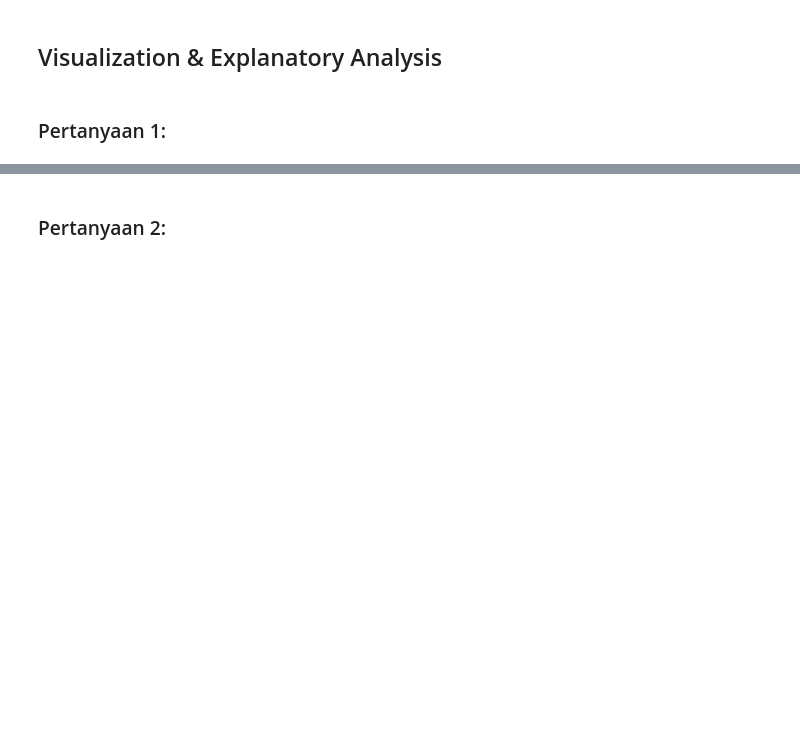
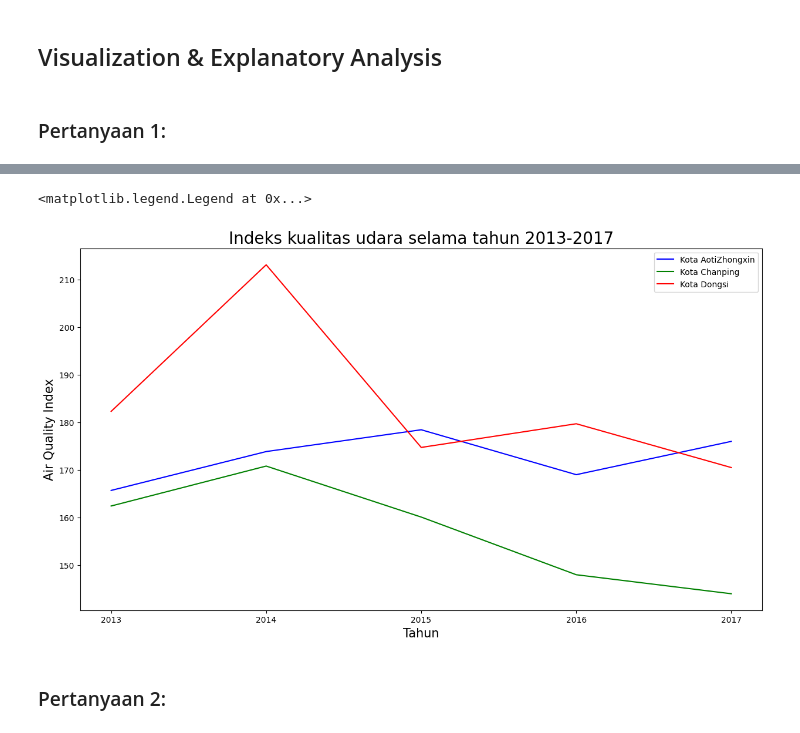
Before and after one commit to agna2103/l_analisis_data, a Jupyter notebook: notebook.ipynb, the cells around one changed output, grey strips where cells are left out. Cells and saved outputs as stored; diff of their text form; code cells hidden in the pictures; blank space fills up the shorter version.

```diff
--- a/notebook.ipynb
+++ b/notebook.ipynb
@@ -791,0 +807,4 @@ dongsi_df.describe( include= "all")
+# %%
+#membuat sebuah pivot tabel berisi tahun dan rata rata aqi
+changpin = changpin_df.groupby(by="year").agg({"AQI":( "mean")})
+changpin
@@ -791,0 +819,4 @@ dongsi_df.describe( include= "all")
+# %%
+#membuat sebuah pivot tabel berisi tahun dan rata rata aqi
+dongsi = dongsi_df.groupby(by="year").agg({"AQI":( "mean")})
+dongsi
@@ -791,0 +831,4 @@ dongsi_df.describe( include= "all")
+# %%
+#membuat tabel gabungan
+merge_12 = pd.merge(left = aotizhongxin, right = changpin, how = "outer", left_on = "year", right_on = "year")
+merge_12
@@ -791,0 +843,3 @@ dongsi_df.describe( include= "all")
+# %%
+merge_all = pd.merge(left = merge_12, right = dongsi, how = "outer", left_on = "year", right_on = "year")
+merge_all
@@ -792,3 +854,17 @@ dongsi_df.describe( include= "all")
+# %%
+#membuat line chart
+merge_all['year'] = range(2013, 2013 + len(merge_all))
+plt.figure(figsize=(15, 8))
+plt.plot(np.asarray(merge_all['year']).astype(str), merge_all['AQI_x'], color='blue', label='Kota AotiZhongxin')
+plt.plot(np.asarray(merge_all['year']).astype(str), merge_all['AQI_y'], color='green', label='Kota Chanping')
+plt.plot(np.asarray(merge_all['year']).astype(str), merge_all['AQI'], color='red', label='Kota Dongsi')
+plt.xlabel('Tahun',size=15)
+plt.ylabel('Air Quality Index',size=15)
+plt.title("Indeks kualitas udara selama tahun 2013-2017", size=20)
+plt.legend()
+# %% [output]
+<matplotlib.legend.Legend at 0x...>
+[figure, added]
 # %% [markdown]
 ### Pertanyaan 2:
 # %% [markdown]
```
Also changed, not shown: parts of 7 cells of this notebook.
